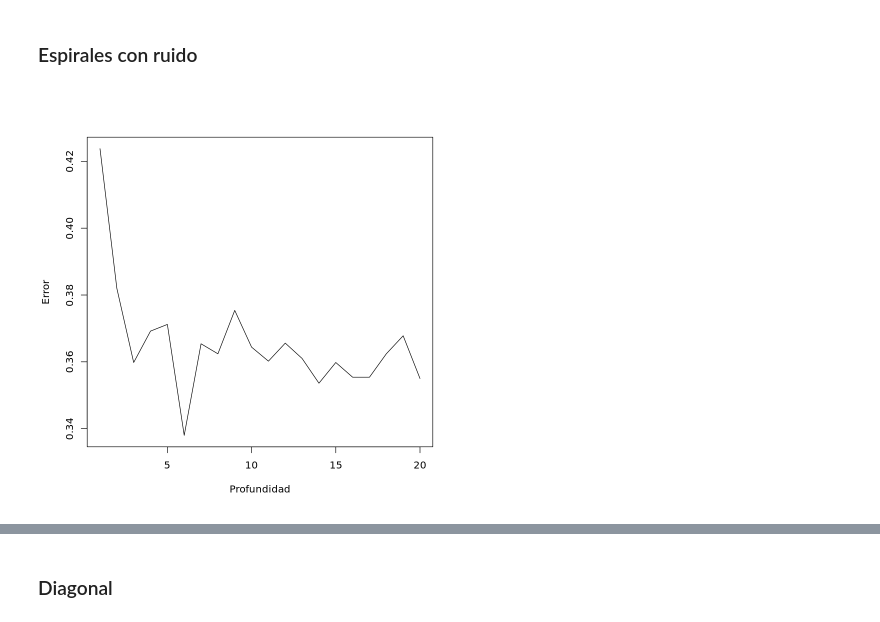
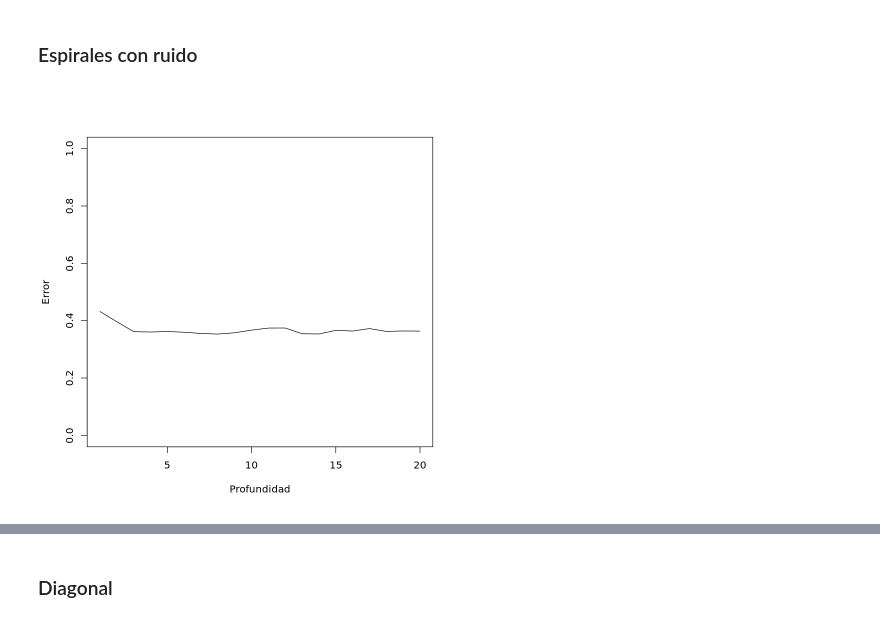
Before and after one commit to natimellino/mineria-de-datos, a Jupyter notebook: TP4.ipynb, the cells around one changed output, grey strips where cells are left out. Drawn from its saved outputs; the diff is of its cells as text; code cells hidden in the pictures.

```diff
--- a/TP4.ipynb
+++ b/TP4.ipynb
@@ -41,11 +40,11 @@ Loading objects:
 # %%
 esp.errores <- c()
 for(i in 1:20){
     esp.adaboost <- boosting(class ~ ., data=esp_train, mfinal=200, coef="Freund", control=rpart.control(maxdepth=i))
     pred <- predict(esp.adaboost, esp_test)
     esp.errores <- c(esp.errores, pred$error)
 }
 
-plot(c(1:20), esp.errores, type="l", xlab="Profundidad", ylab="Error")
+plot(c(1:20), esp.errores, type="l", xlab="Profundidad", ylab="Error", ylim=c(0,1))
 # %% [output]
-[figure, old version]
+[figure, new version]
```
Also changed, not shown: parts of 11 cells of this notebook.
